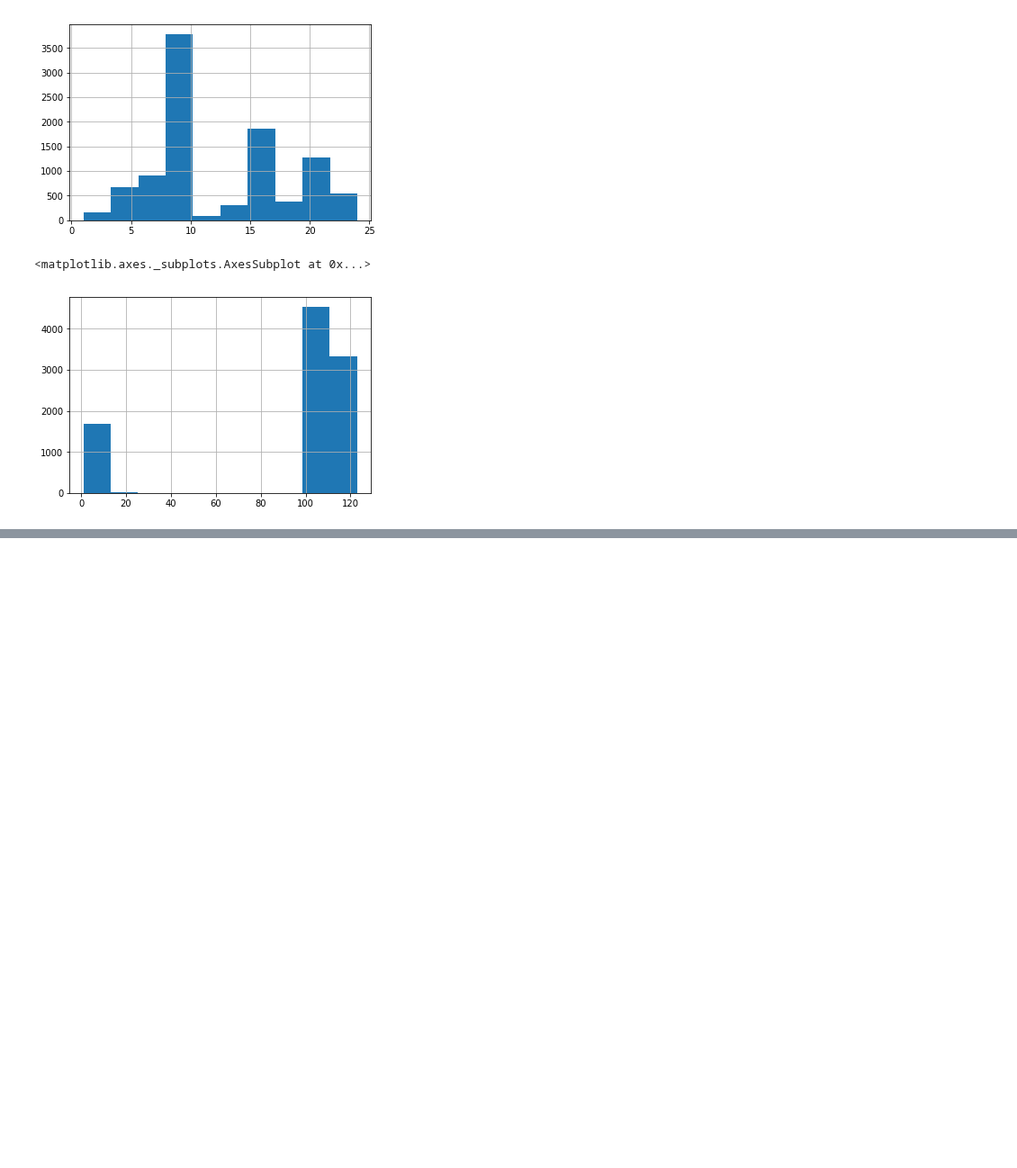
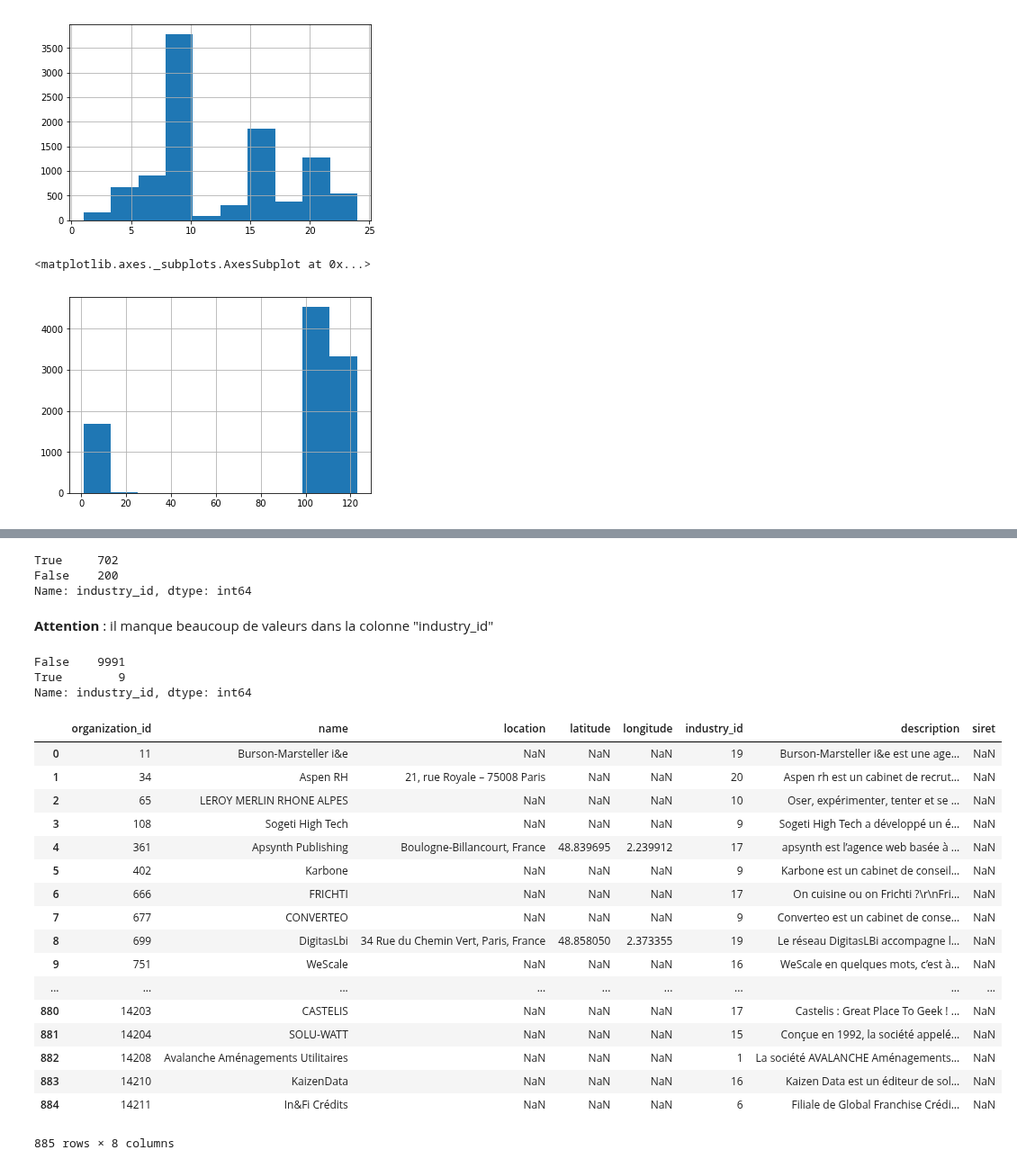
Before and after one commit to Esiee-Leboncoin/moderation, a Jupyter notebook: notebooks/FirstAnalysis.ipynb, the cells around one changed output, grey strips where cells are left out. Shown at 90% size. Saved outputs shown, nothing was run; the diff lists cells and outputs as text; code cells hidden in the pictures; blank space fills up the shorter version.

```diff
--- a/notebooks/FirstAnalysis.ipynb
+++ b/notebooks/FirstAnalysis.ipynb
@@ -43,0 +67,37 @@ df_offers.department_id.hist()
+# %%
+df_recruiters.industry_id.isnull().value_counts()
+# %% [output]
+True     702
+False    200
+Name: industry_id, dtype: int64
+# %% [markdown]
+**Attention** : il manque beaucoup de valeurs dans la colonne "industry_id"
+# %%
+df_offers.industry_id.isnull().value_counts()
+# %% [output]
+False    9991
+True        9
+Name: industry_id, dtype: int64
+# %%
+df_organizations = pd.read_csv("./../data/organizations.csv", encoding='utf-8')
+# %%
+df_organizations
+# %% [output]
+|  | organization_id | name | location | latitude | longitude | industry_id | description | siret |
+| 0 | 11 | Burson-Marsteller i&e | NaN | NaN | NaN | 19 | Burson-Marsteller i&e est une age... | NaN |
+| 1 | 34 | Aspen RH | 21, rue Royale – 75008 Paris | NaN | NaN | 20 | Aspen rh est un cabinet de recrut... | NaN |
+| 2 | 65 | LEROY MERLIN RHONE ALPES | NaN | NaN | NaN | 10 | Oser, expérimenter, tenter et se ... | NaN |
+| 3 | 108 | Sogeti High Tech | NaN | NaN | NaN | 9 | Sogeti High Tech a développé un é... | NaN |
+| 4 | 361 | Apsynth Publishing | Boulogne-Billancourt, France | 48.839695 | 2.239912 | 17 | apsynth est l’agence web basée à ... | NaN |
+| 5 | 402 | Karbone | NaN | NaN | NaN | 9 | Karbone est un cabinet de conseil... | NaN |
+| 6 | 666 | FRICHTI | NaN | NaN | NaN | 17 | On cuisine ou on Frichti ?\r\nFri... | NaN |
+| 7 | 677 | CONVERTEO | NaN | NaN | NaN | 9 | Converteo est un cabinet de conse... | NaN |
+| 8 | 699 | DigitasLbi | 34 Rue du Chemin Vert, Paris, France | 48.858050 | 2.373355 | 19 | Le réseau DigitasLBi accompagne l... | NaN |
+| 9 | 751 | WeScale | NaN | NaN | NaN | 16 | WeScale en quelques mots, c’est à... | NaN |
+| ... | ... | ... | ... | ... | ... | ... | ... | ... |
+| 880 | 14203 | CASTELIS | NaN | NaN | NaN | 17 | Castelis : Great Place To Geek ! ... | NaN |
+| 881 | 14204 | SOLU-WATT | NaN | NaN | NaN | 15 | Conçue en 1992, la société appelé... | NaN |
+| 882 | 14208 | Avalanche Aménagements Utilitaires | NaN | NaN | NaN | 1 | La société AVALANCHE Aménagements... | NaN |
+| 883 | 14210 | KaizenData | NaN | NaN | NaN | 16 | Kaizen Data est un éditeur de sol... | NaN |
+| 884 | 14211 | In&Fi Crédits | NaN | NaN | NaN | 6 | Filiale de Global Franchise Crédi... | NaN |
+885 rows × 8 columns
```
Also changed, not shown: parts of 6 cells of this notebook.
